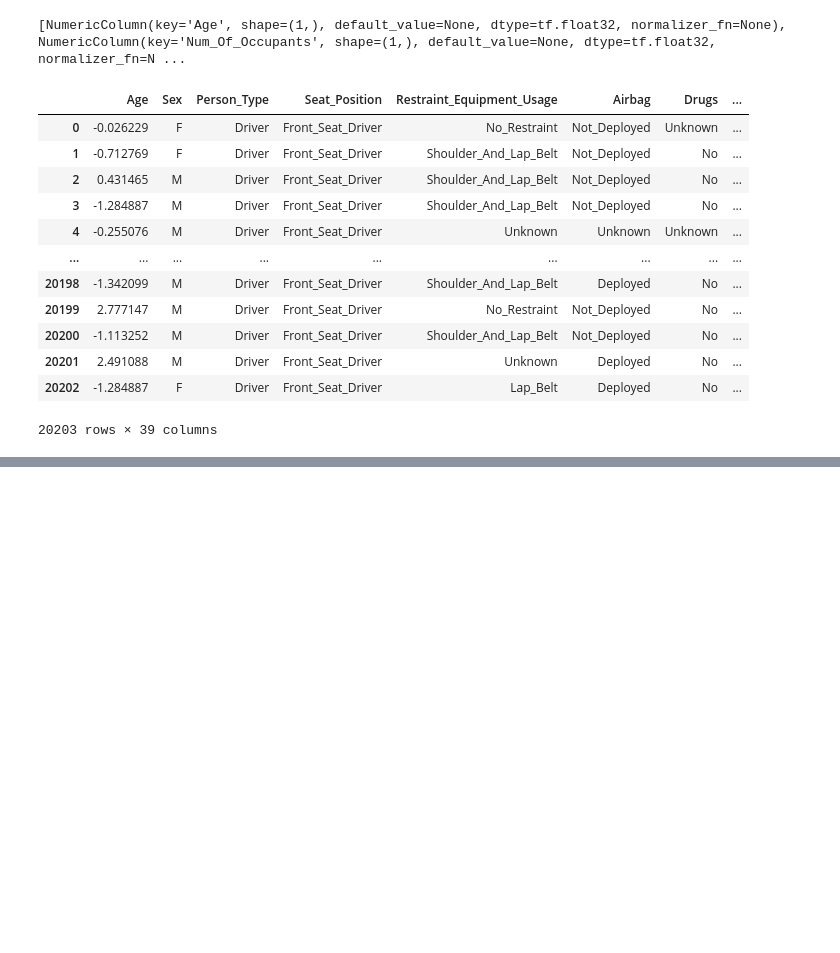
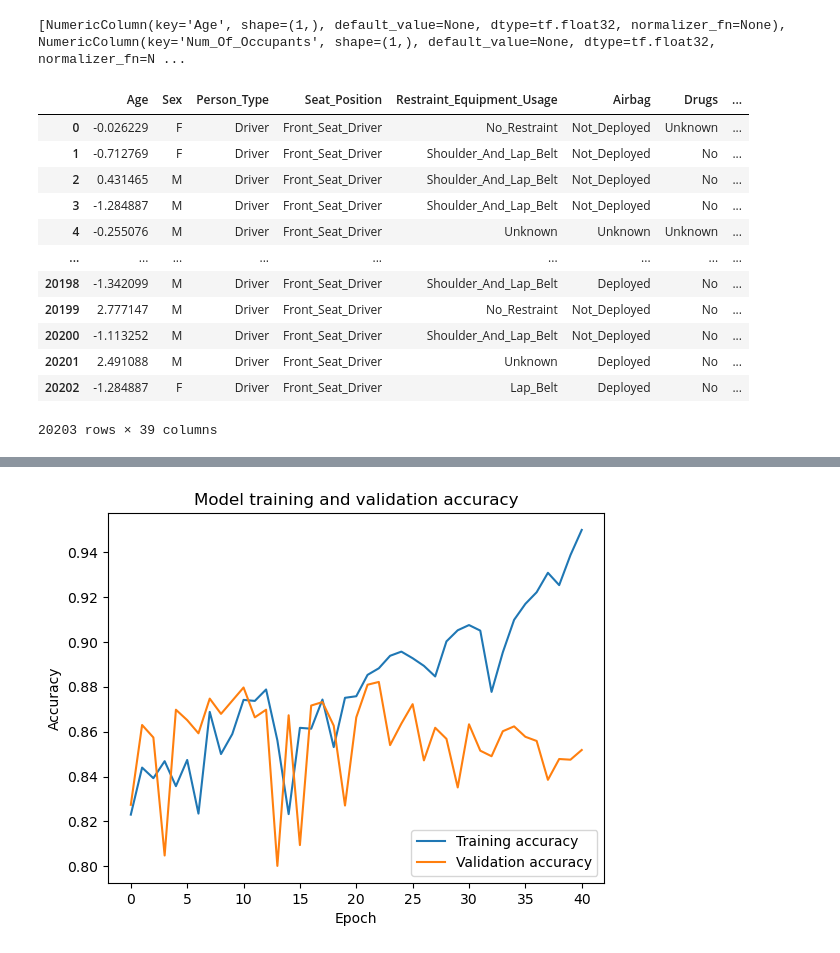
Before and after one commit to weikangg/BC2407-Analytics-II, a Jupyter notebook: Models/Neural Network/NeuralNetFinal.ipynb, the cells around one changed output, grey strips where cells are left out. Drawn from its saved outputs; the diff is of its cells as text; code cells hidden in the pictures; blank space fills up the shorter version.

```diff
--- a/Models/Neural Network/NeuralNetFinal.ipynb
+++ b/Models/Neural Network/NeuralNetFinal.ipynb
@@ -425,0 +460,11 @@ ROC is :  0.9826236790999574
+# %%
+# Plot the training and validation accuracy
+plt.plot(h.history['accuracy'])
+plt.plot(h.history['val_accuracy'])
+plt.title('Model training and validation accuracy')
+plt.ylabel('Accuracy')
+plt.xlabel('Epoch')
+plt.legend(['Training accuracy', 'Validation accuracy'], loc='lower right')
+plt.show()
+# %% [output]
+[figure, added]
```
Also changed, not shown: parts of 11 cells of this notebook.
